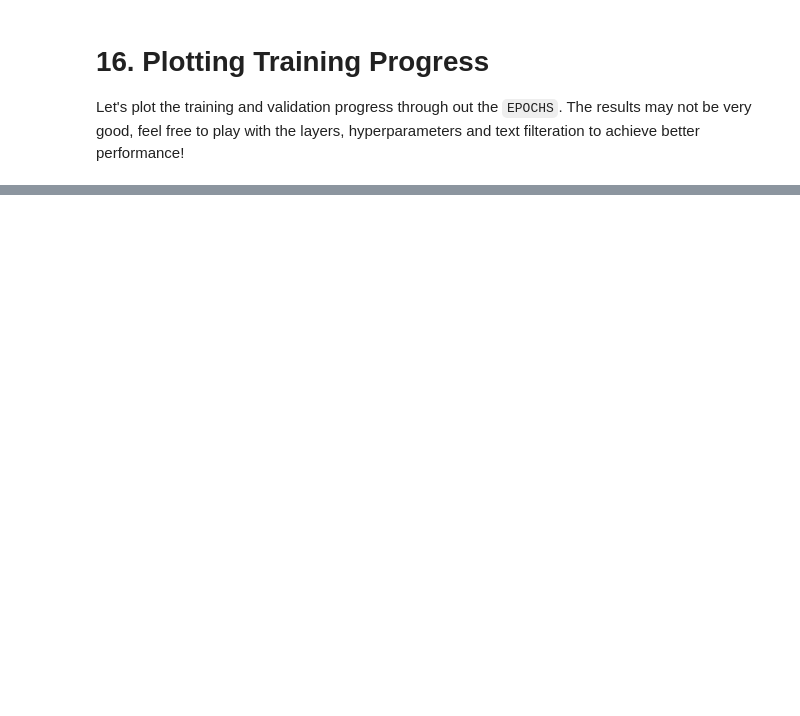
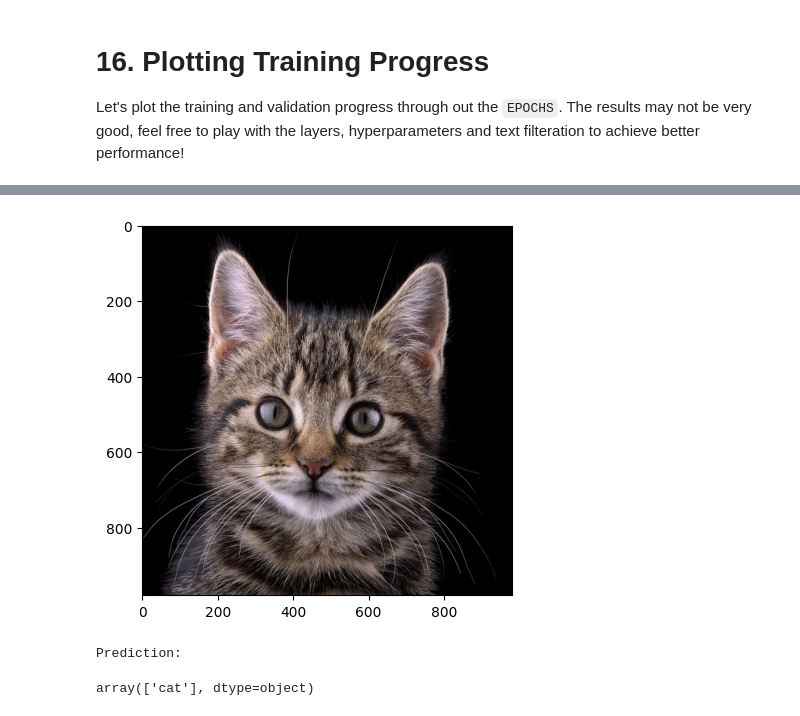
Before and after one commit to omaratef3221/pytorch_tutorials, a Jupyter notebook: Ex_2_Image_multiclass_classification.ipynb, the cells around one changed output, grey strips where cells are left out. Cells and saved outputs as stored; diff of their text form; code cells hidden in the pictures; blank space fills up the shorter version.

```diff
--- a/Ex_2_Image_multiclass_classification.ipynb
+++ b/Ex_2_Image_multiclass_classification.ipynb
@@ -343,0 +347,28 @@ plt.show()
+# %%
+# 1- read image
+# 2- Transform using transform object
+# 3- predict through the model
+# 4- inverse transform by label encoder
+
+def predict_image(image_path):
+  image = Image.open(image_path).convert('RGB')
+  image = transform(image).to(device)
+
+  output = model(image.unsqueeze(0))
+  output = torch.argmax(output, axis = 1).item()
+  return label_encoder.inverse_transform([output])
+
+## Visualize the image
+image = Image.open("/content/cute-photos-of-cats-looking-at-camera-1593184780.jpg")
+plt.imshow(image)
+plt.show()
+
+
+## Predict
+print()
+print("Prediction: \n")
+predict_image("/content/cute-photos-of-cats-looking-at-camera-1593184780.jpg")
+# %% [output]
+[figure, added]
+Prediction:
+array(['cat'], dtype=object)
```
Also changed, not shown: parts of 7 cells of this notebook.
